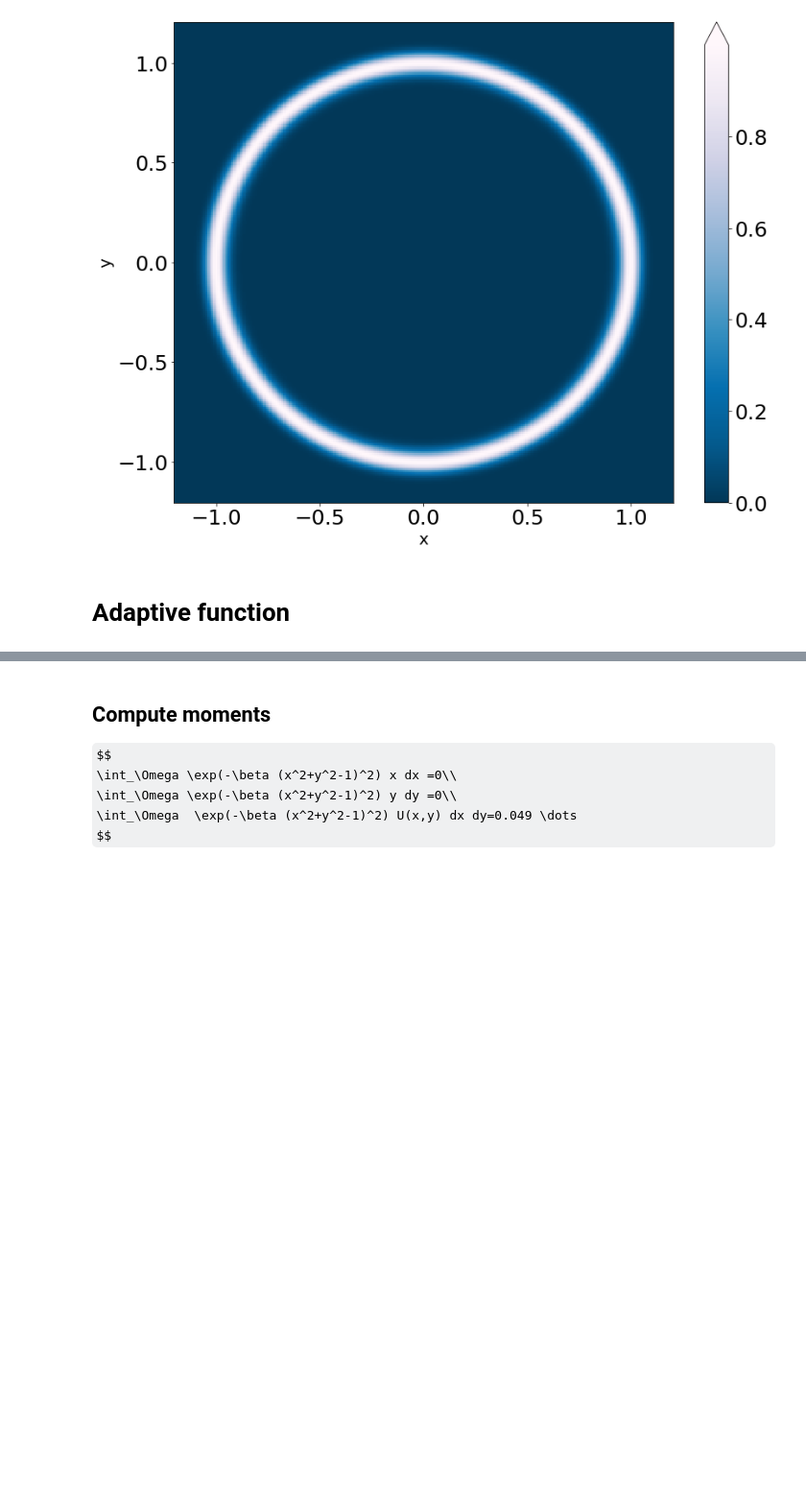
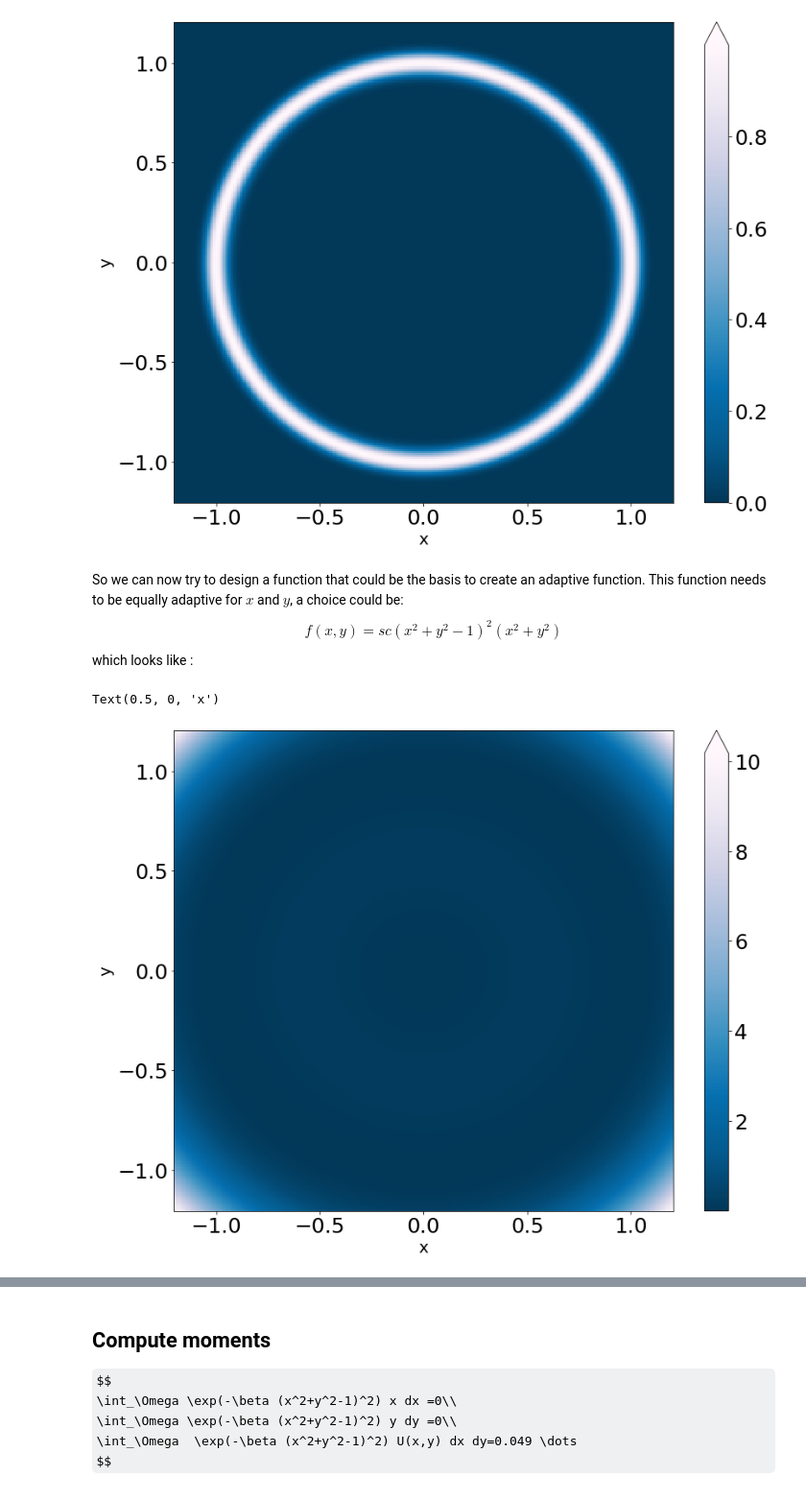
Before and after one commit to alixsleroy/Stepupyourgame, a Jupyter notebook: eddie/visualisations/plot_accuracy_2d.ipynb, the cells around one changed output, grey strips where cells are left out. Shown at 96% size. Drawn from its saved outputs; the diff is of its cells as text; code cells hidden in the pictures; some formulas as TeX source; blank space fills up the shorter version.

```diff
--- a/eddie/visualisations/plot_accuracy_2d.ipynb
+++ b/eddie/visualisations/plot_accuracy_2d.ipynb
@@ -98,5 +129,42 @@ os.chdir("/home/s2133976/OneDrive/ExtendedProject/Code/Stepupyourgame/Stepupyour
 fig.savefig("figures/anisotropic_2d_plot.eps")
 # %% [output]
 [figure]
-# %% [markdown]
-# Adaptive function
+# %% [markdown]
+So we can now try to design a function that could be the basis to create an adaptive function. This function needs to be equally adaptive for $x$ and $y$, a choice could be:
+$$
+f(x,y) = sc(x^2+y^2-1)^2 (x^2+y^2)
+$$
+which looks like :
+# %%
+####################
+##
+#####################
+tau=0.1
+s=1
+fig, (axs)= plt.subplots(1, 1,figsize=(13,10))# plt.figure(figsize=(4,4))
+fig.subplots_adjust(left=0.1,
+                        bottom=0.1,
+                        right=0.9,
+                        top=0.9,
+                        wspace=0.4,
+                        hspace=0.4)
+####################
+## True distribution
+#####################
+beta=1/0.1
+nbins=250
+bound=1.2
+X = np.linspace(-bound,bound,nbins)
+Y = np.linspace(-bound,bound,nbins)
+X, Y = np.meshgrid(X, Y)
+Z = np.abs(s*((X**2 + Y**2-1)**2)*(X**2+Y**2))
+# fig = plt.figure(figsize=(20, 6))
+# axs.set_title('True distribution',fontsize=font_size,y=1.1)
+axs.pcolormesh(X, Y, Z,norm=colors.LogNorm(vmin=np.min(Z), vmax=np.max(Z)))
+pcm = axs.pcolor(X, Y, Z, cmap='PuBu_r', shading='auto')
+fig.colorbar(pcm, ax=axs, extend='max')
+axs.set_ylabel("y",fontsize=font_size*0.8)
+axs.set_xlabel("x",fontsize=font_size*0.8)
+# %% [output]
+Text(0.5, 0, 'x')
+[figure, added]
```
Also changed, not shown: parts of 12 cells of this notebook, 6 other files.
